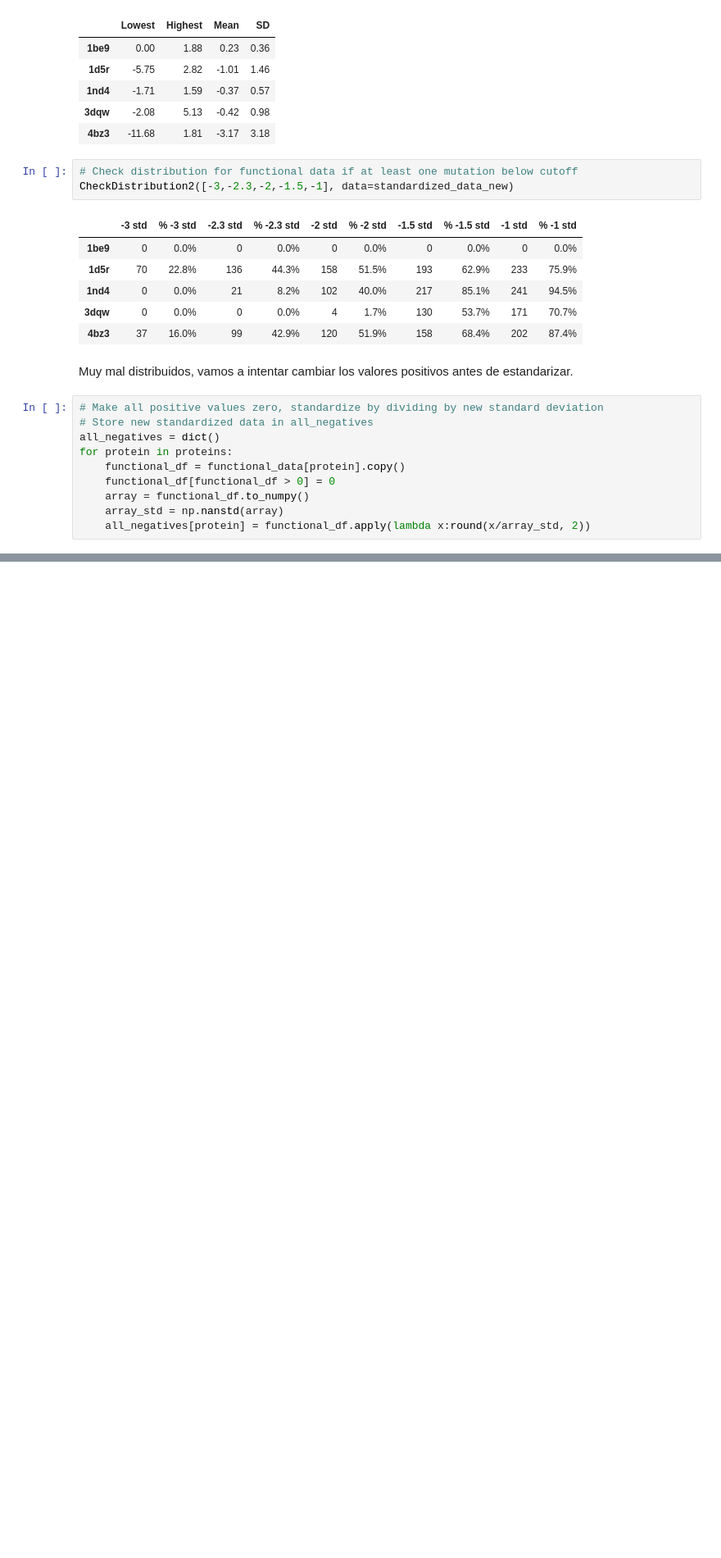
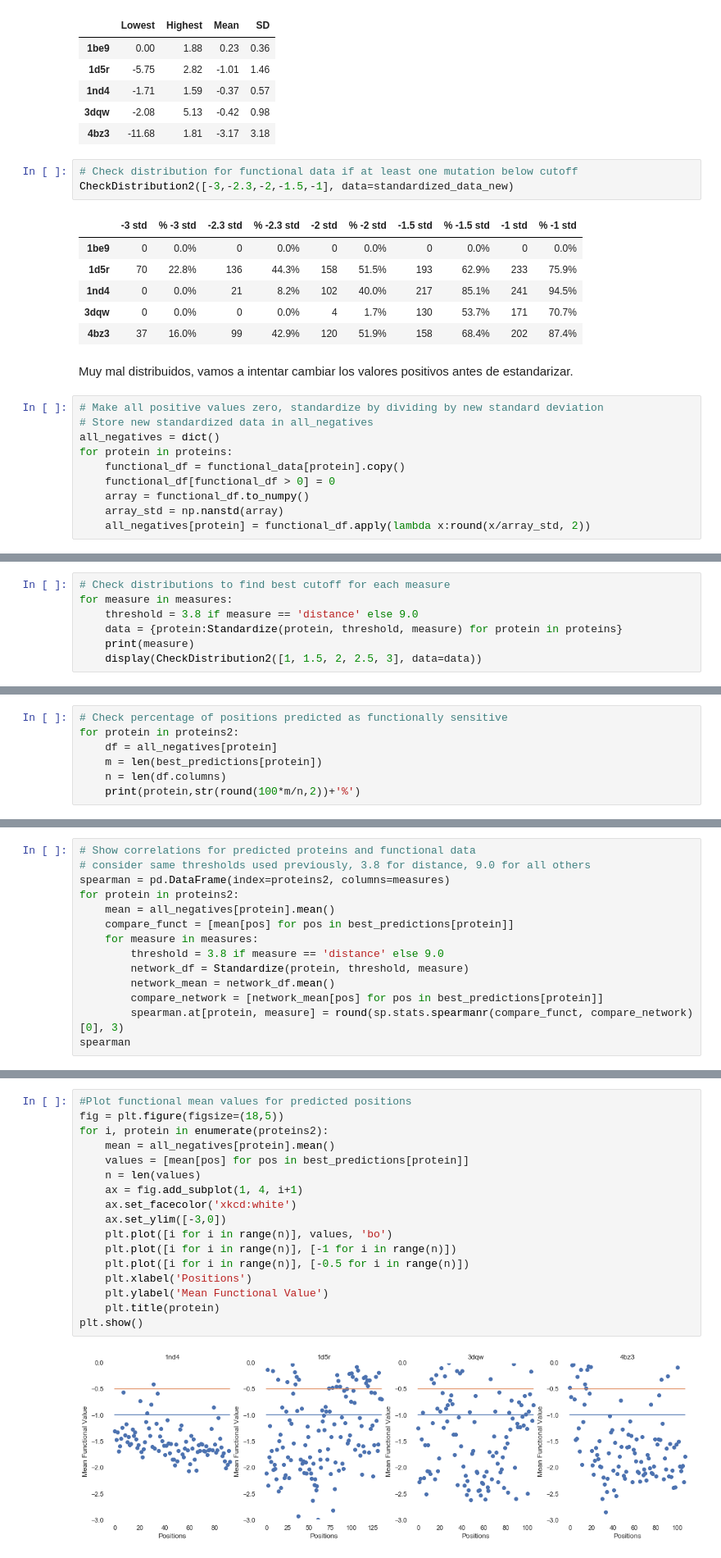
Before and after one commit to CrisSotomayor/perturbation-networks-get-data, a Jupyter notebook: data.ipynb, the cells around one changed output, grey strips where cells are left out. Shown at 82% size. Cells and saved outputs as stored; diff of their text form; blank space fills up the shorter version.

```diff
--- a/data.ipynb
+++ b/data.ipynb
@@ -1092,0 +1353,7 @@ All_negatives en 3dqw y 1nd4 da un aumento considerable en accuracy con un decre
+# %%
+# Check distributions to find best cutoff for each measure
+for measure in measures:
+    threshold = 3.8 if measure == 'distance' else 9.0
+    data = {protein:Standardize(protein, threshold, measure) for protein in proteins}
+    print(measure)
+    display(CheckDistribution2([1, 1.5, 2, 2.5, 3], data=data))
@@ -1092,0 +1471,7 @@ All_negatives en 3dqw y 1nd4 da un aumento considerable en accuracy con un decre
+# %%
+# Check percentage of positions predicted as functionally sensitive
+for protein in proteins2:
+    df = all_negatives[protein]
+    m = len(best_predictions[protein])
+    n = len(df.columns)
+    print(protein,str(round(100*m/n,2))+'%')
@@ -1092,0 +1485,14 @@ All_negatives en 3dqw y 1nd4 da un aumento considerable en accuracy con un decre
+# %%
+# Show correlations for predicted proteins and functional data
+# consider same thresholds used previously, 3.8 for distance, 9.0 for all others
+spearman = pd.DataFrame(index=proteins2, columns=measures)
+for protein in proteins2:
+    mean = all_negatives[protein].mean()
+    compare_funct = [mean[pos] for pos in best_predictions[protein]]
+    for measure in measures:
+        threshold = 3.8 if measure == 'distance' else 9.0
+        network_df = Standardize(protein, threshold, measure)
+        network_mean = network_df.mean()
+        compare_network = [network_mean[pos] for pos in best_predictions[protein]]
+        spearman.at[protein, measure] = round(sp.stats.spearmanr(compare_funct, compare_network)[0], 3)
+spearman
@@ -1092,0 +1507,19 @@ All_negatives en 3dqw y 1nd4 da un aumento considerable en accuracy con un decre
+# %%
+#Plot functional mean values for predicted positions
+fig = plt.figure(figsize=(18,5))
+for i, protein in enumerate(proteins2):
+    mean = all_negatives[protein].mean()
+    values = [mean[pos] for pos in best_predictions[protein]]
+    n = len(values)
+    ax = fig.add_subplot(1, 4, i+1)
+    ax.set_facecolor('xkcd:white')
+    ax.set_ylim([-3,0])
+    plt.plot([i for i in range(n)], values, 'bo')
+    plt.plot([i for i in range(n)], [-1 for i in range(n)])
+    plt.plot([i for i in range(n)], [-0.5 for i in range(n)])
+    plt.xlabel('Positions')
+    plt.ylabel('Mean Functional Value')
+    plt.title(protein)
+plt.show()
+# %% [output]
+[figure, added]
```
Also changed, not shown: parts of 29 cells of this notebook.
